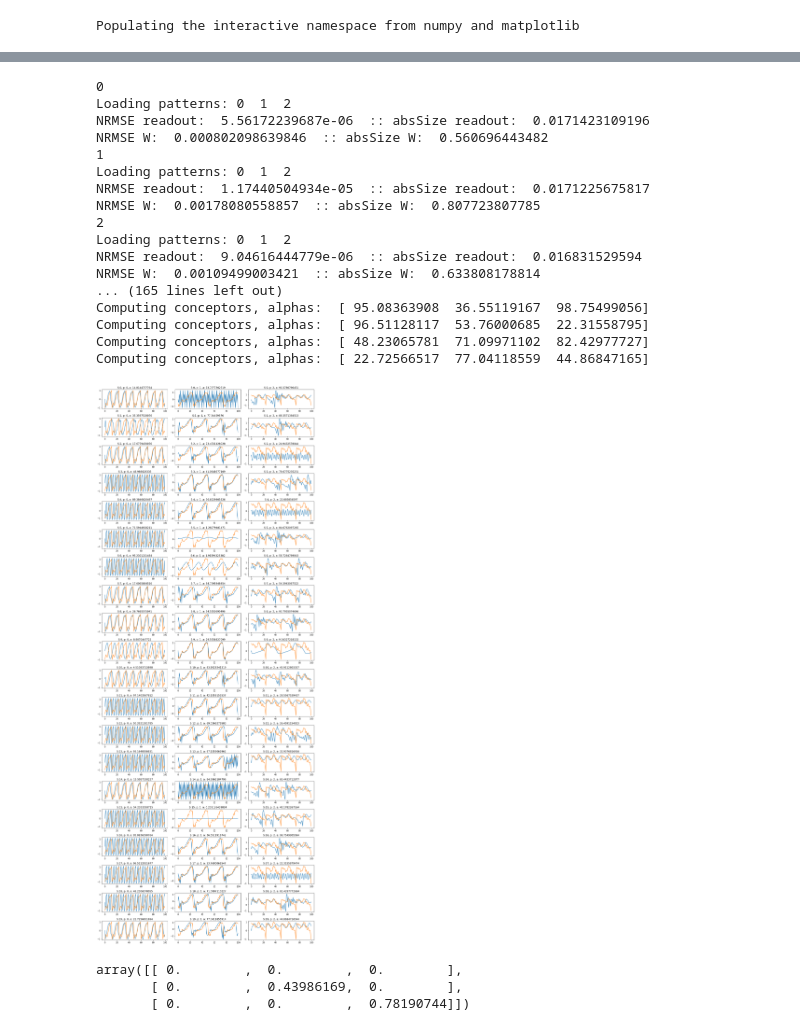
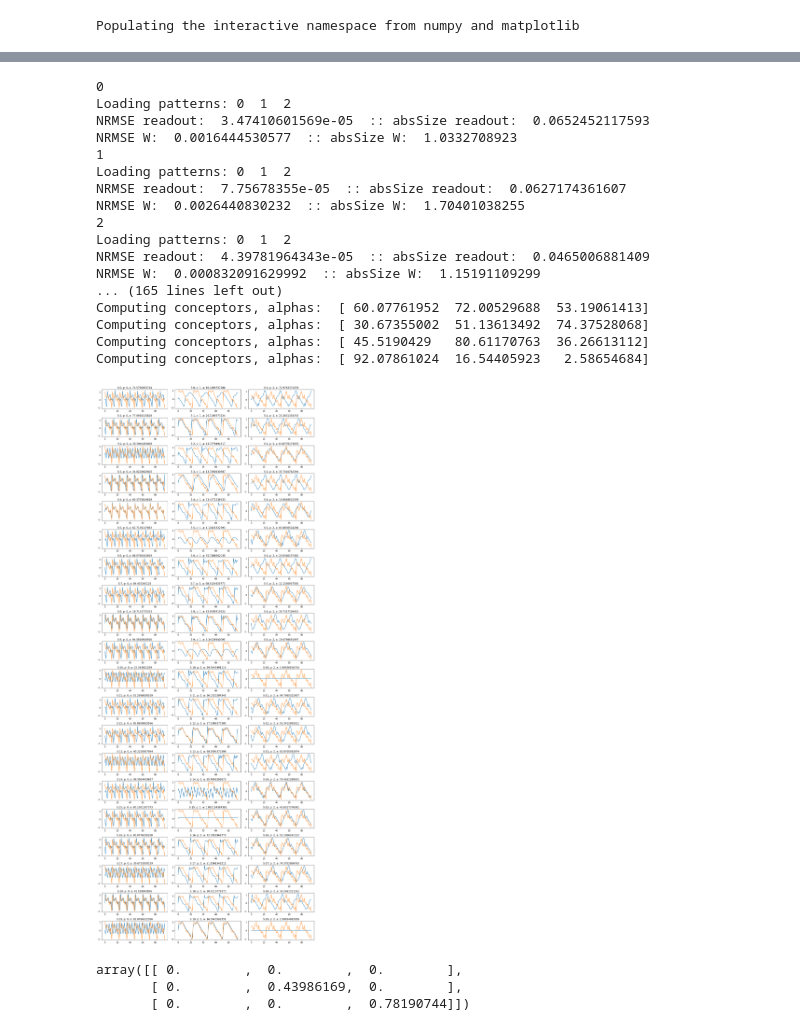
Before and after one commit to chriskiefer/chrysalisConceptors, a Jupyter notebook: Conceptor Patterns 3 CK.ipynb, the cells around one changed output, grey strips where cells are left out. Drawn from its saved outputs; the diff is of its cells as text; code cells hidden in the pictures.

```diff
--- a/Conceptor Patterns 3 CK.ipynb
+++ b/Conceptor Patterns 3 CK.ipynb
@@ -53,4 +43,6 @@ plot(makeRandomWalk2(25))
 # %%
+#lambda functions for pattern generation
+
 figsize(20,4)
 # pSaw = lambda n: (round(n % waveLengthSamples) / waveLengthSamples * 2) - 1.0
 # plot([pSaw(x) for x in arange(300)])
@@ -81,7 +73,7 @@ pJ2 = lambda n: rp[mod(n, period2 )]
 # #pTri = lambda n,p: (n % (p/2))
 # plot([pTri(x,10) for x in arange(100)])
 
-patternLength = 25
+patternLength = 24
 p_rw1 = makeRandomWalk(int(patternLength / 2))
 p_rw2 = makeRandomWalk(patternLength)
 p_rw3 = makeRandomWalk(patternLength)
@@ -96,4 +88,5 @@ plot([pLoop(x,p_rw3) for x in arange(100)])
 # %%
+#create a random reservoir and load it with patterns using Jaeger's method
 
 def makeLoadedNetwork_v2(p):
     Netconnectivity = 1
@@ -168,8 +161,6 @@ def makeLoadedNetwork_v2(p):
     return locals()
 
 
-# #     figure(fig+1)
-# #     plot(np.mean(W.dot(allTrainOldArgs).T, axis=1))
 
 def computeConceptors(p, net, alphas):
     print('Computing conceptors, alphas: ', alphas)
@@ -197,7 +188,6 @@ def plotConceptorPatterns(p, cNet, subr, suboff, recallTestLength):
             xOld = x
             Wtarget = (cNet['net']['W'].dot(x))
             x = ((1.0-p['LR']) * xOld) + (p['LR'] * tanh(Wtarget + cNet['net']['Wbias']))
-#             x = np.tanh(cNet['net']['W'].dot(x) + cNet['net']['Wbias']).dot(1.0 - p['leakRate']) + (xPrev.dot(p['leakRate'] ))
             x = C.dot(x)
             xPrev = x
             if (n > p['washoutLength']):
@@ -211,51 +201,51 @@ def plotConceptorPatterns(p, cNet, subr, suboff, recallTestLength):
 
 
 
-params = {'N':300, 'NetSR':0.99, 'NetinpScaling':1,'BiasScaling':0.5,'TychonovAlpha':0.0001,
+params = {'N':100, 'NetSR':0.99, 'NetinpScaling':1,'BiasScaling':0.5,'TychonovAlpha':0.0001,
          'washoutLength':patternLength * 10, 'learnLength':patternLength * 10, 'TychonovAlphaReadout':0.0001,
-          'LR': 0.8,
+          'LR': 0.9,
           'patts':np.array([lambda x:pLoop(x,p_rw1), lambda x: pLoop(x,p_rw2), lambda x:pLoop(x,p_rw3)])
 #           'patts':np.array([lambda x:pLoop(x,p_rw1), lambda x: pLoop(x,p_rw2)])
 #          'patts':np.array([pJ1, pJ2])
          }
 
-# makeLoadedNetwork_v2(params)
+
 
 sampleSize = 40
 loadedNets = np.zeros(sampleSize, dtype=np.object)
 for i_net, net in enumerate(loadedNets):
     print(i_net)
     loadedNets[i_net] = makeLoadedNetwork_v2(params)
 nrmses = [x['NRMSE_W'] for x in loadedNets]
 bestNetwork = np.argmin(nrmses)
 print("NRMSEs: best: ", loadedNets[bestNetwork]['NRMSE_W'], "avg: ", np.mean(nrmses) )
 
 conceptorSampleSize = 20
 conceptorNets = np.zeros(conceptorSampleSize, dtype=np.object)
 figsize(15,conceptorSampleSize * 1.9)
 for i_cnet in range(conceptorSampleSize):
     conceptorNets[i_cnet] = computeConceptors(params, loadedNets[bestNetwork], np.random.random(params['patts'].size) * 100)
     plotConceptorPatterns(params, conceptorNets[i_cnet], conceptorSampleSize, i_cnet * params['patts'].size, patternLength * 4)
 plt.tight_layout();
 # %% [output]
 0
 Loading patterns: 0  1  2
-NRMSE readout:  5.56172239687e-06  :: absSize readout:  0.0171423109196
-NRMSE W:  0.000802098639846  :: absSize W:  0.560696443482
+NRMSE readout:  3.47410601569e-05  :: absSize readout:  0.0652452117593
+NRMSE W:  0.0016444530577  :: absSize W:  1.0332708923
 1
 Loading patterns: 0  1  2
-NRMSE readout:  1.17440504934e-05  :: absSize readout:  0.0171225675817
-NRMSE W:  0.00178080558857  :: absSize W:  0.807723807785
+NRMSE readout:  7.75678355e-05  :: absSize readout:  0.0627174361607
+NRMSE W:  0.0026440830232  :: absSize W:  1.70401038255
 2
 Loading patterns: 0  1  2
-NRMSE readout:  9.04616444779e-06  :: absSize readout:  0.016831529594
-NRMSE W:  0.00109499003421  :: absSize W:  0.633808178814
+NRMSE readout:  4.39781964343e-05  :: absSize readout:  0.0465006881409
+NRMSE W:  0.000832091629992  :: absSize W:  1.15191109299
 ... (165 lines left out)
-Computing conceptors, alphas:  [ 95.08363908  36.55119167  98.75499056]
-Computing conceptors, alphas:  [ 96.51128117  53.76000685  22.31558795]
-Computing conceptors, alphas:  [ 48.23065781  71.09971102  82.42977727]
-Computing conceptors, alphas:  [ 22.72566517  77.04118559  44.86847165]
+Computing conceptors, alphas:  [ 60.07761952  72.00529688  53.19061413]
+Computing conceptors, alphas:  [ 30.67355002  51.13613492  74.37528068]
+Computing conceptors, alphas:  [ 45.5190429   80.61170763  36.26613112]
+Computing conceptors, alphas:  [ 92.07861024  16.54405923   2.58654684]
-[figure, old version]
+[figure, new version]
 # %%
 np.diag((np.random.random(3) * 1) + 0) * np.arange(3)
 # %% [output]
```
Also changed, not shown: parts of 4 cells of this notebook, 2 other files.
